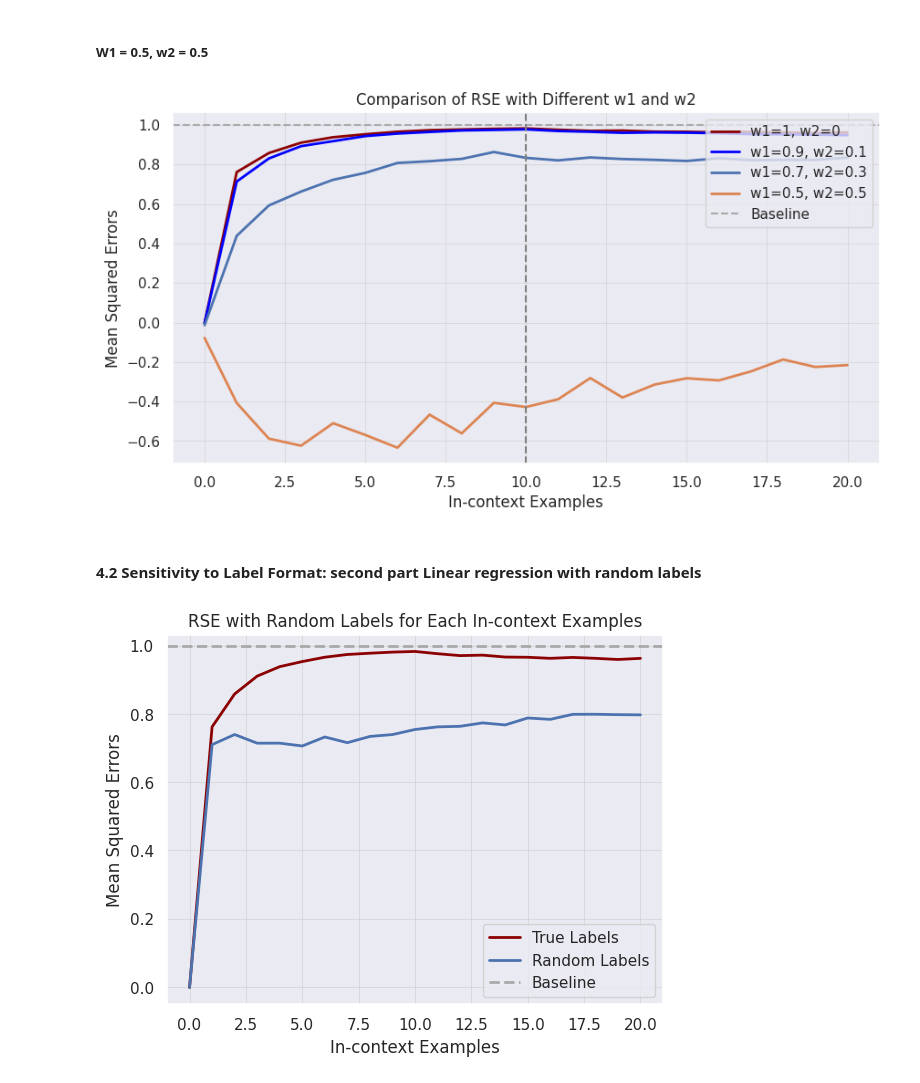
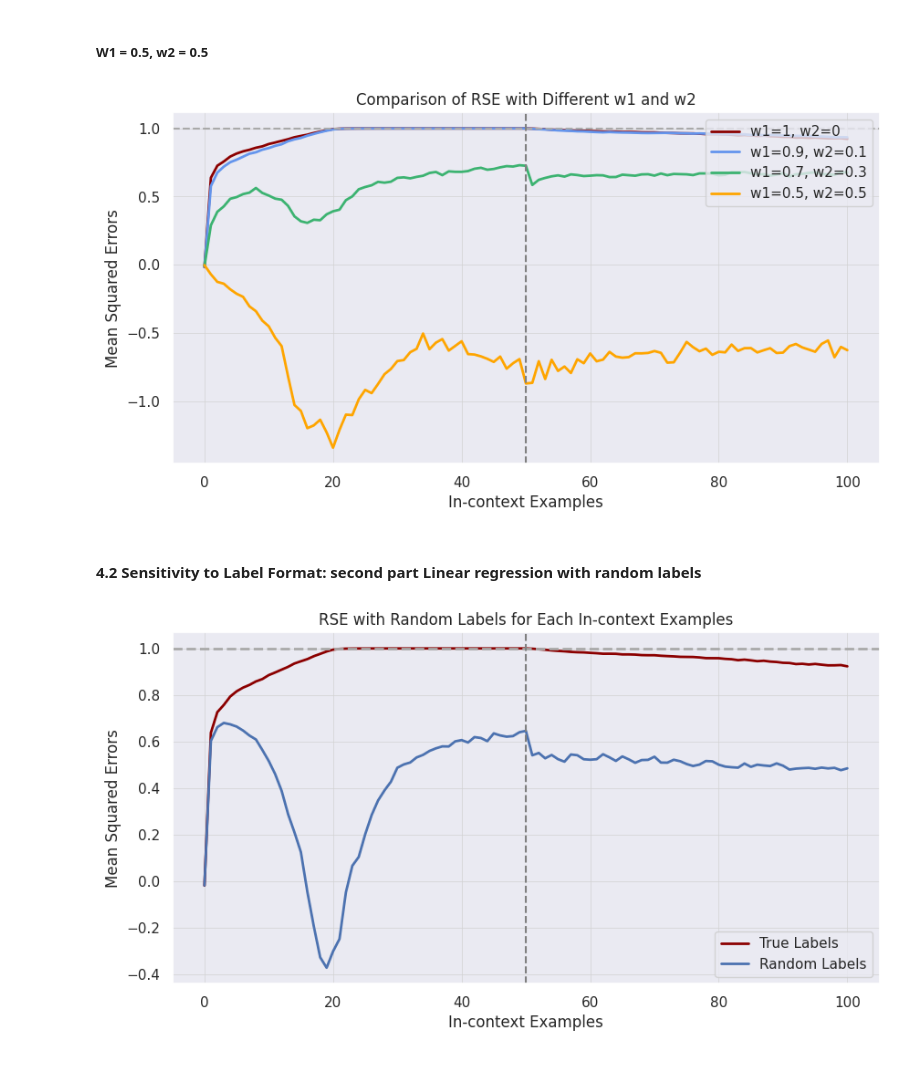
Before and after one commit to VivianZhang1101/in-context-learning-fork, a Jupyter notebook: src/Root_1_2.ipynb, the cells around one changed output. Saved outputs shown, nothing was run; the diff lists cells and outputs as text; code cells hidden in the pictures.

Commit message:
update pretrain_complete

```diff
--- a/src/Root_1_2.ipynb
+++ b/src/Root_1_2.ipynb
@@ -41,7 +43,7 @@ task = "linear_regression"
 # task = "decision_tree"
 #task = "relu_2nn_regression"
 
-run_id = "toy_w1_1"  # if you train more models, replace with the run_id from the table above
+run_id = "pretrained_complete"  # if you train more models, replace with the run_id from the table above
 
 run_path = os.path.join(run_dir, task, run_id)
 recompute_metrics = False
@@ -135,7 +136,7 @@ def R_Square_Error(ys, pred):
 # %% [markdown]
 ####  Part 1 - Sample Selection: W1 = 1, w2 = 0
 # %%
-n_batches = 50
+n_batches = 100
 prompt_length = 2*conf.training.curriculum.points.end-1
 # # save xs and ys for the 4.2 experiment
 xs_list = []
@@ -258,11 +259,11 @@ for point_idx in range(prompt_length):
 
 plt.figure(figsize=(10, 5), facecolor='none')
 plt.plot(range(prompt_length), R_square_values_w_1, label='w1=1, w2=0', color='darkred', linewidth=2)
-plt.plot(range(prompt_length), R_square_values_w_9, label='w1=0.9, w2=0.1', color='blue', linewidth=2)
-plt.plot(range(prompt_length), R_square_values_w_7, label='w1=0.7, w2=0.3', linewidth=2)
-plt.plot(range(prompt_length), R_square_values_w_5, label='w1=0.5, w2=0.5', linewidth=2)
+plt.plot(range(prompt_length), R_square_values_w_9, label='w1=0.9, w2=0.1', color='cornflowerblue', linewidth=2)
+plt.plot(range(prompt_length), R_square_values_w_7, label='w1=0.7, w2=0.3', color='mediumseagreen', linewidth=2)
+plt.plot(range(prompt_length), R_square_values_w_5, label='w1=0.5, w2=0.5', color='orange', linewidth=2)
 
-plt.axhline(1, ls="--", color="darkgray", label="Baseline")
+plt.axhline(1, ls="--", color="darkgray")
 plt.axvline(x=(prompt_length-1)/2, color='grey', linestyle='--')  # Grey vertical line
 # Adding legend, labels, and title
 plt.legend(loc="upper right")
@@ -271,11 +272,11 @@ plt.ylabel('Mean Squared Errors')
 plt.title('Comparison of RSE with Different w1 and w2')
 
 plt.grid(color='lightgray', linestyle='-', linewidth=0.5)
-# plt.savefig("../output/4.1_test_3_Sample_Selection_Covariate_Shifts.pdf", bbox_inches='tight', transparent=True)
+plt.savefig("../output/4.1_Sample_Selection_Covariate_Shifts_1.pdf", bbox_inches='tight', transparent=True)
 # Show the plot
 plt.show()
 # %% [output]
-[figure, old version]
+[figure, new version]
 # %%
 # from sklearn.model_selection import train_test_split
 # from sklearn.linear_model import LinearRegression
@@ -309,12 +310,11 @@ plt.show()
 # %% [markdown]
 #### 4.2 Sensitivity to Label Format: second part <strong>Linear regression with random labels<strong>
 # %%
-
 actual_points_random = [[] for _ in range(prompt_length)]
 predicted_points_random = [[] for _ in range(prompt_length)]
 
 # Generate data and perform the experiment
-for batch_idx in tqdm(range(50)):
+for batch_idx in tqdm(range(n_batches)):
     xs = xs_list[batch_idx]
     ys = ys_list[batch_idx]
 
@@ -345,19 +345,20 @@ for point_idx in range(prompt_length):
 # %%
 # mean_errors_random_labels = np.mean(all_errors_random_labels, axis=(0, 2))
 # %%
-
+plt.figure(figsize=(10, 5), facecolor='none')
 plt.plot(range(prompt_length), R_square_values_w_1, label="True Labels",color='darkred', linewidth=2)
 plt.plot(range(prompt_length), R_square_values_w_random, label="Random Labels", linewidth=2)
-plt.axhline(1, ls="--", color="darkgray", label="Baseline", linewidth=2)
+plt.axhline(1, ls="--", color="darkgray", linewidth=2)
+plt.axvline(x=(prompt_length-1)/2, color='grey', linestyle='--')  # Grey vertical line
 # existing_ticks = plt.xticks()[0]
 # new_ticks = sorted(set(existing_ticks).union({10}))
 # plt.xticks(new_ticks)
 plt.legend()
 plt.xlabel('In-context Examples')
 plt.ylabel('Mean Squared Errors')
 plt.title('RSE with Random Labels for Each In-context Examples')
 plt.grid(color='lightgray', linestyle='-', linewidth=0.5)
-# plt.savefig("../output/4.2_Std_Sensitivity_to_Label_Format.pdf", bbox_inches = "tight", transparent=True)
+plt.savefig("../output/4.2_Sensitivity_to_Label_1.pdf", bbox_inches = "tight", transparent=True)
 plt.show()
 # %% [output]
-[figure, old version]
+[figure, new version]
```
Also changed, not shown: parts of 7 cells of this notebook, 10 other files.
